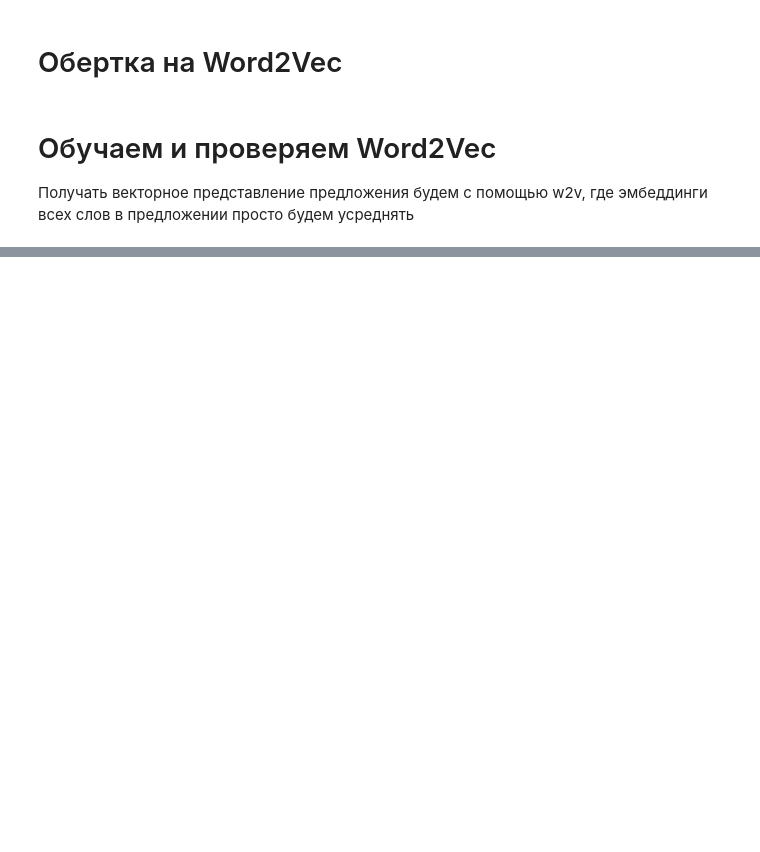
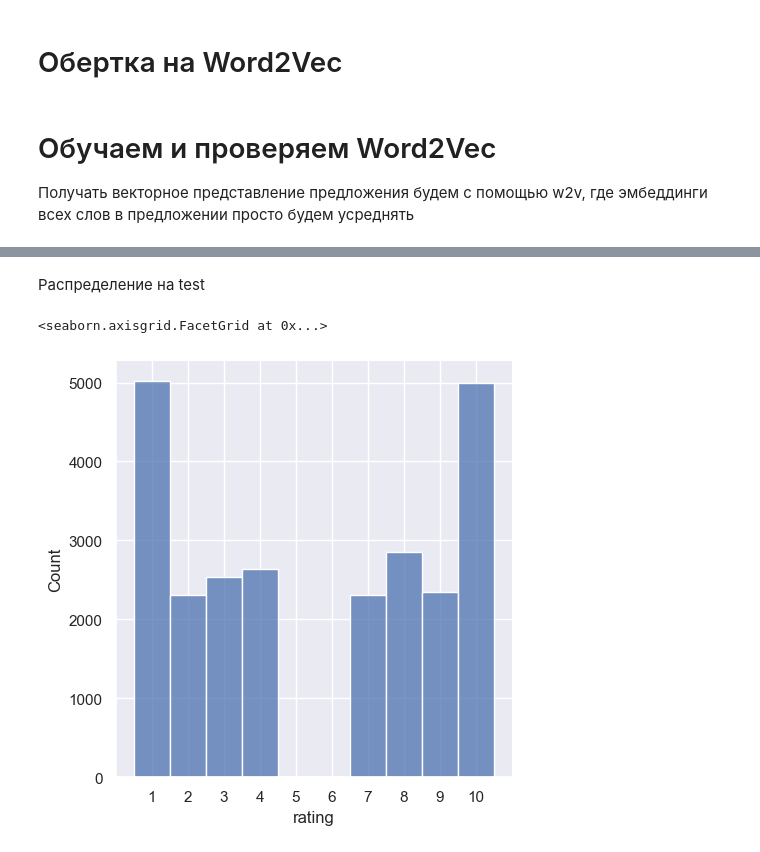
Before and after one commit to triflt/comment_task, a Jupyter notebook: notebook.ipynb, the cells around one changed output, grey strips where cells are left out. Cells and saved outputs as stored; diff of their text form; code cells hidden in the pictures; blank space fills up the shorter version.

```diff
--- a/notebook.ipynb
+++ b/notebook.ipynb
@@ -254,0 +330,8 @@ Recall: 0.7882
+# %% [markdown]
+Распределение на test
+# %%
+p = sns.displot(test_df, x ='rating', discrete=True)
+p.set(xticks=np.arange(1,11))
+# %% [output]
+<seaborn.axisgrid.FacetGrid at 0x...>
+[figure, added]
```
Also changed, not shown: parts of 53 cells of this notebook, 7 other files.
